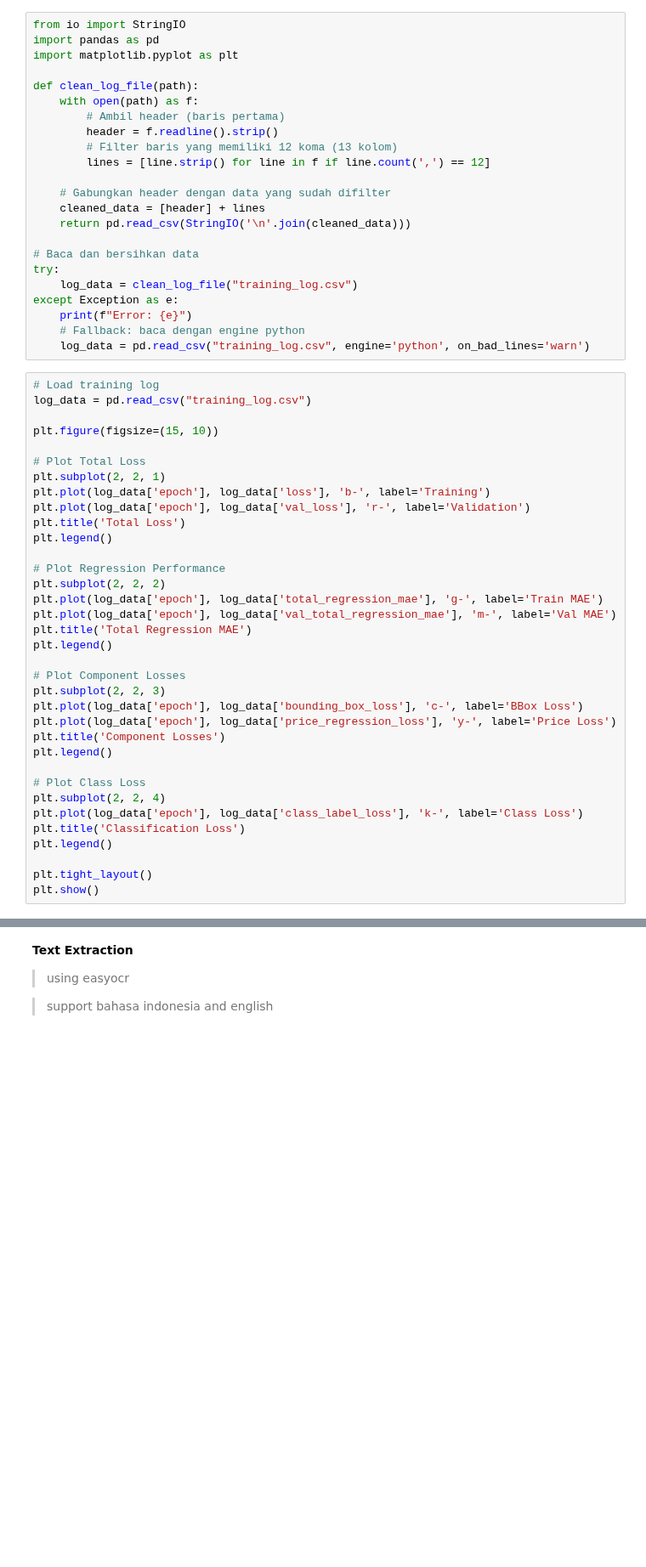
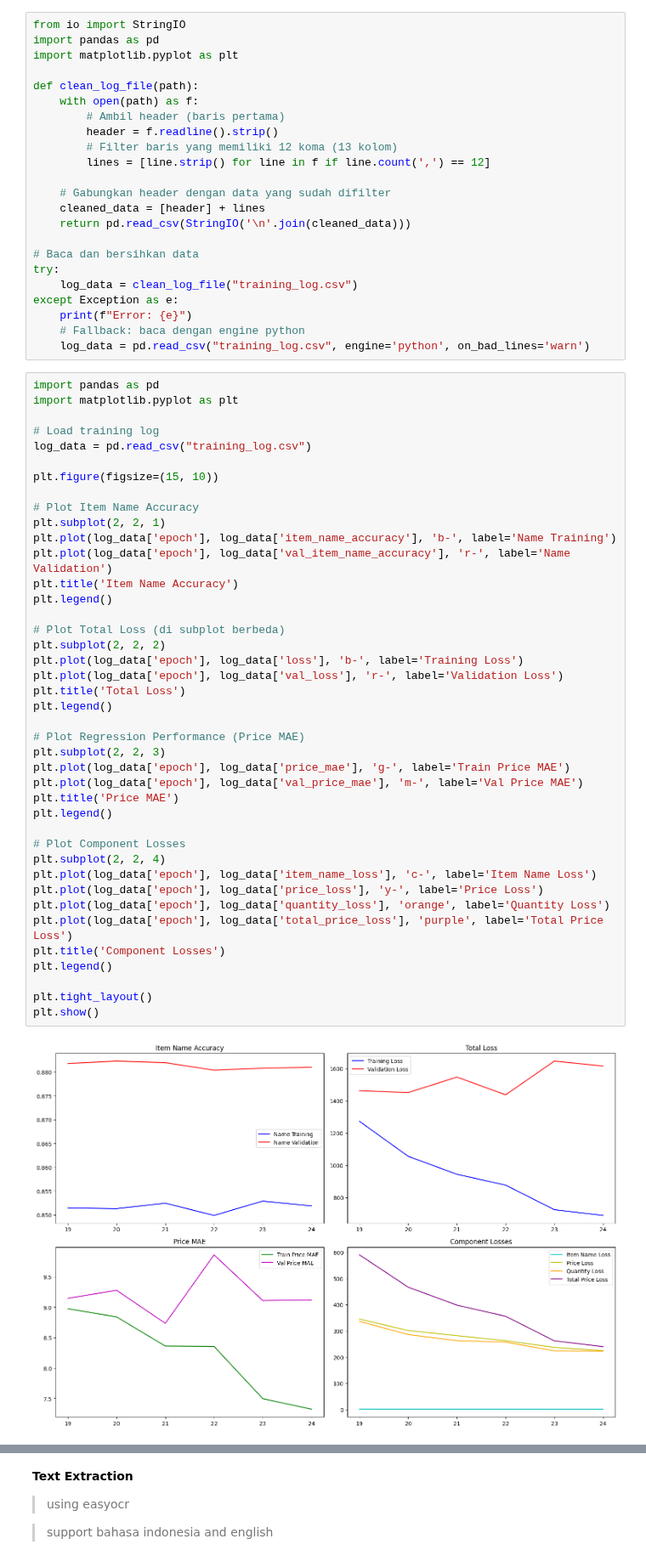
Before and after one commit to fitristachan/invoice-image-processing, a Jupyter notebook: model_ver_1.ipynb, the cells around one changed output, grey strips where cells are left out. Shown at 85% size. Cells and saved outputs as stored; diff of their text form; blank space fills up the shorter version.

```diff
--- a/model_ver_1.ipynb
+++ b/model_ver_1.ipynb
@@ -535,37 +564,45 @@ except Exception as e:
     # Fallback: baca dengan engine python
     log_data = pd.read_csv("training_log.csv", engine='python', on_bad_lines='warn')
 # %%
+import pandas as pd
+import matplotlib.pyplot as plt
+
 # Load training log
 log_data = pd.read_csv("training_log.csv")
 
 plt.figure(figsize=(15, 10))
 
-# Plot Total Loss
+# Plot Item Name Accuracy
 plt.subplot(2, 2, 1)
-plt.plot(log_data['epoch'], log_data['loss'], 'b-', label='Training')
-plt.plot(log_data['epoch'], log_data['val_loss'], 'r-', label='Validation')
+plt.plot(log_data['epoch'], log_data['item_name_accuracy'], 'b-', label='Name Training')
+plt.plot(log_data['epoch'], log_data['val_item_name_accuracy'], 'r-', label='Name Validation')
+plt.title('Item Name Accuracy')
+plt.legend()
+
+# Plot Total Loss (di subplot berbeda)
+plt.subplot(2, 2, 2)
+plt.plot(log_data['epoch'], log_data['loss'], 'b-', label='Training Loss')
+plt.plot(log_data['epoch'], log_data['val_loss'], 'r-', label='Validation Loss')
 plt.title('Total Loss')
 plt.legend()
 
-# Plot Regression Performance
-plt.subplot(2, 2, 2)
-plt.plot(log_data['epoch'], log_data['total_regression_mae'], 'g-', label='Train MAE')
-plt.plot(log_data['epoch'], log_data['val_total_regression_mae'], 'm-', label='Val MAE')
-plt.title('Total Regression MAE')
+# Plot Regression Performance (Price MAE)
+plt.subplot(2, 2, 3)
+plt.plot(log_data['epoch'], log_data['price_mae'], 'g-', label='Train Price MAE')
+plt.plot(log_data['epoch'], log_data['val_price_mae'], 'm-', label='Val Price MAE')
+plt.title('Price MAE')
 plt.legend()
 
 # Plot Component Losses
-plt.subplot(2, 2, 3)
-plt.plot(log_data['epoch'], log_data['bounding_box_loss'], 'c-', label='BBox Loss')
-plt.plot(log_data['epoch'], log_data['price_regression_loss'], 'y-', label='Price Loss')
+plt.subplot(2, 2, 4)
+plt.plot(log_data['epoch'], log_data['item_name_loss'], 'c-', label='Item Name Loss')
+plt.plot(log_data['epoch'], log_data['price_loss'], 'y-', label='Price Loss')
+plt.plot(log_data['epoch'], log_data['quantity_loss'], 'orange', label='Quantity Loss')
+plt.plot(log_data['epoch'], log_data['total_price_loss'], 'purple', label='Total Price Loss')
 plt.title('Component Losses')
-plt.legend()
-
-# Plot Class Loss
-plt.subplot(2, 2, 4)
-plt.plot(log_data['epoch'], log_data['class_label_loss'], 'k-', label='Class Loss')
-plt.title('Classification Loss')
 plt.legend()
 
 plt.tight_layout()
 plt.show()
+# %% [output]
+[figure, added]
```
Also changed, not shown: parts of 9 cells of this notebook.
